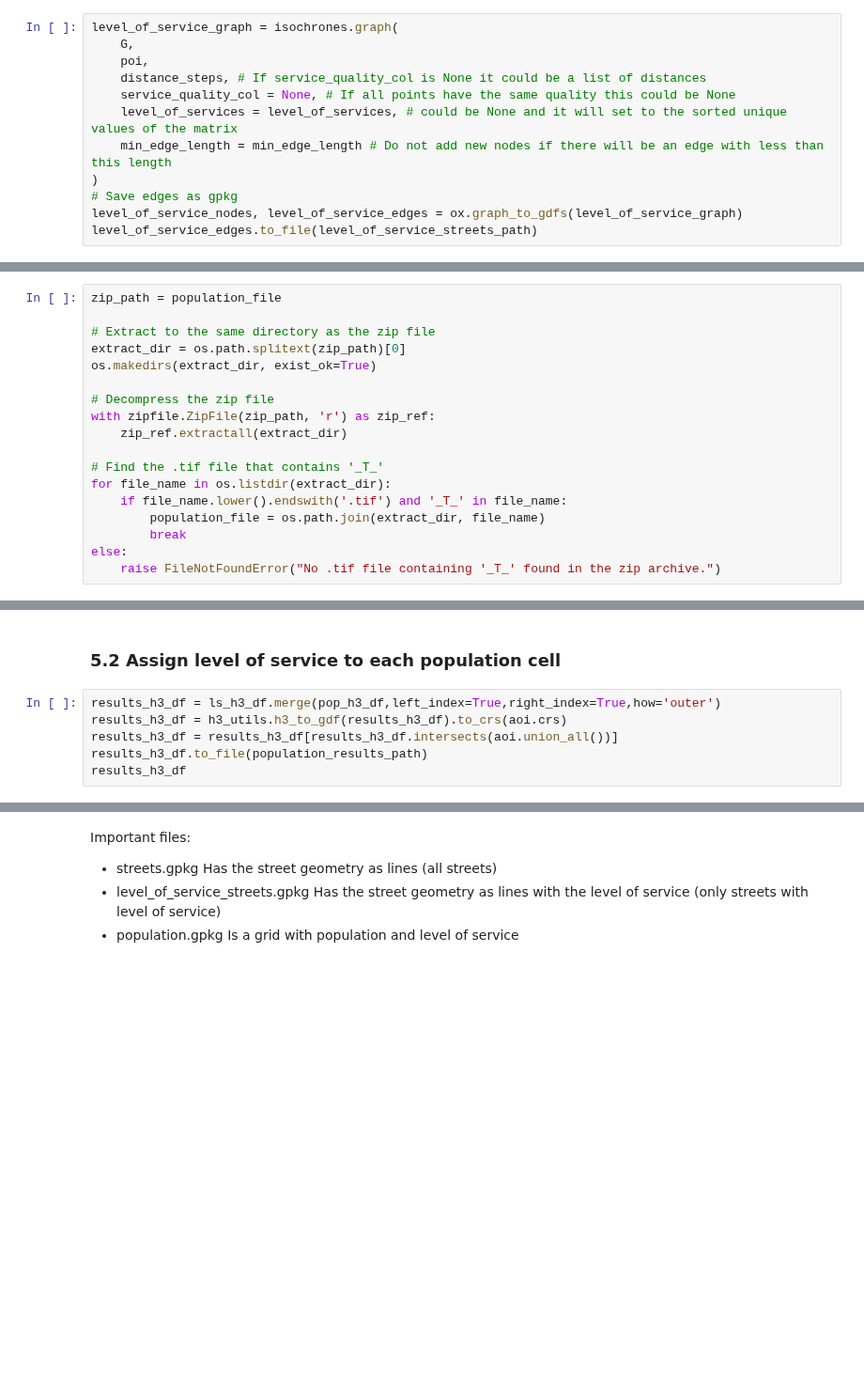
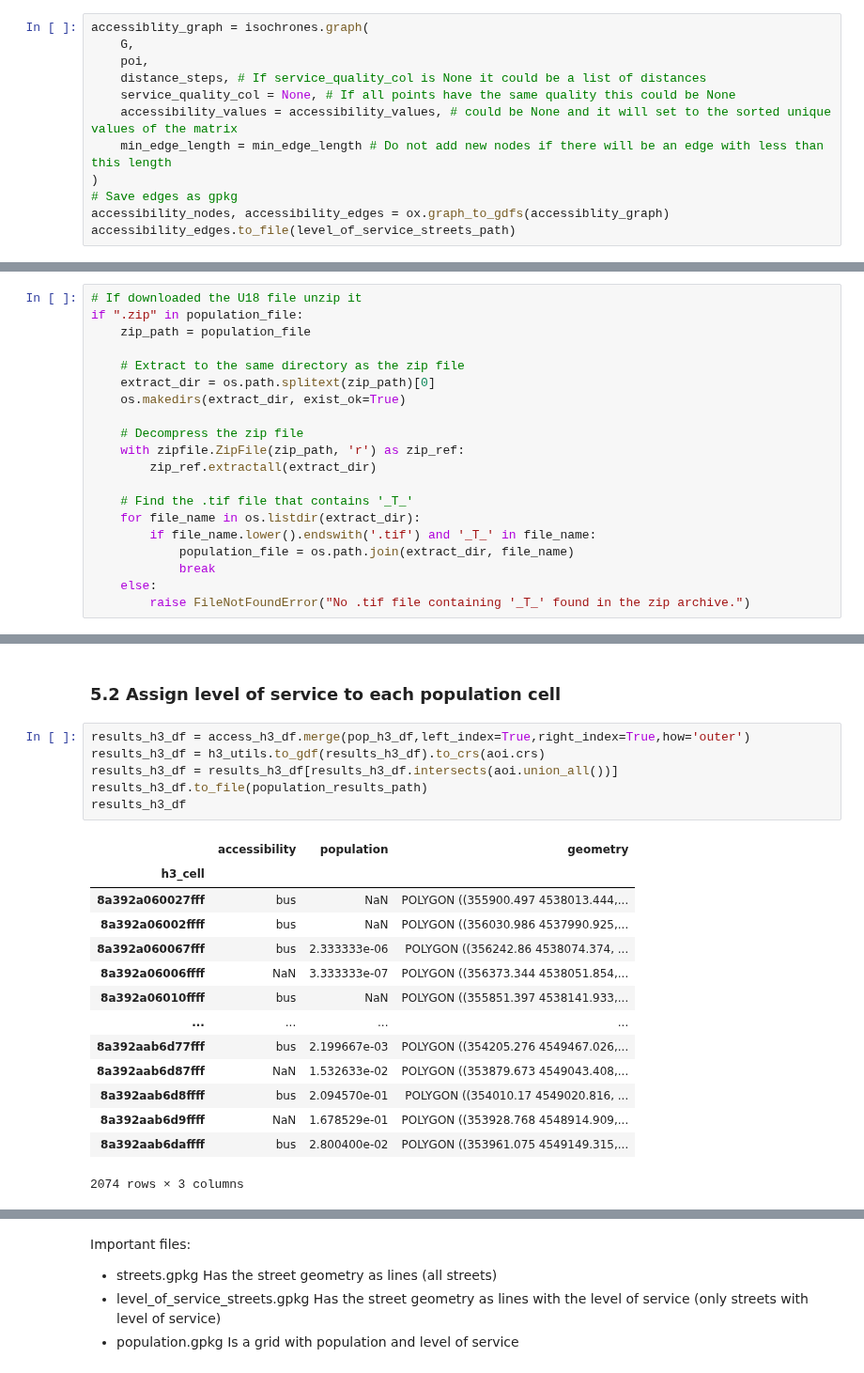
Before and after one commit to CityScope/UrbanAccessAnalyzer, a Jupyter notebook: examples/rural_schools.ipynb, the cells around one changed output, grey strips where cells are left out. Shown at 94% size. Drawn from its saved outputs; the diff is of its cells as text; blank space fills up the shorter version.

```diff
--- a/examples/rural_schools.ipynb
+++ b/examples/rural_schools.ipynb
@@ -180,12 +272,12 @@ level_of_services = ['walk','bike','bus']
 # %%
-level_of_service_graph = isochrones.graph(
+accessiblity_graph = isochrones.graph(
     G,
     poi,
     distance_steps, # If service_quality_col is None it could be a list of distances
     service_quality_col = None, # If all points have the same quality this could be None
-    level_of_services = level_of_services, # could be None and it will set to the sorted unique values of the matrix
+    accessibility_values = accessibility_values, # could be None and it will set to the sorted unique values of the matrix
     min_edge_length = min_edge_length # Do not add new nodes if there will be an edge with less than this length
 )
 # Save edges as gpkg
-level_of_service_nodes, level_of_service_edges = ox.graph_to_gdfs(level_of_service_graph)
-level_of_service_edges.to_file(level_of_service_streets_path)
+accessibility_nodes, accessibility_edges = ox.graph_to_gdfs(accessiblity_graph)
+accessibility_edges.to_file(level_of_service_streets_path)
@@ -271,29 +356,46 @@ population_file = population.download_worldpop_population(
 # %%
-zip_path = population_file
+# If downloaded the U18 file unzip it
+if ".zip" in population_file:
+    zip_path = population_file
 
-# Extract to the same directory as the zip file
-extract_dir = os.path.splitext(zip_path)[0]
-os.makedirs(extract_dir, exist_ok=True)
+    # Extract to the same directory as the zip file
+    extract_dir = os.path.splitext(zip_path)[0]
+    os.makedirs(extract_dir, exist_ok=True)
 
-# Decompress the zip file
-with zipfile.ZipFile(zip_path, 'r') as zip_ref:
-    zip_ref.extractall(extract_dir)
+    # Decompress the zip file
+    with zipfile.ZipFile(zip_path, 'r') as zip_ref:
+        zip_ref.extractall(extract_dir)
 
-# Find the .tif file that contains '_T_'
-for file_name in os.listdir(extract_dir):
-    if file_name.lower().endswith('.tif') and '_T_' in file_name:
-        population_file = os.path.join(extract_dir, file_name)
-        break
-else:
-    raise FileNotFoundError("No .tif file containing '_T_' found in the zip archive.")
+    # Find the .tif file that contains '_T_'
+    for file_name in os.listdir(extract_dir):
+        if file_name.lower().endswith('.tif') and '_T_' in file_name:
+            population_file = os.path.join(extract_dir, file_name)
+            break
+    else:
+        raise FileNotFoundError("No .tif file containing '_T_' found in the zip archive.")
 # %%
 pop_h3_df = h3_utils.from_raster(population_file,aoi=aoi_download,resolution=h3_resolution)
 pop_h3_df = pop_h3_df.rename(columns={'value':'population'})
 # %% [markdown]
 ### 5.2 Assign level of service to each population cell
 # %%
-results_h3_df = ls_h3_df.merge(pop_h3_df,left_index=True,right_index=True,how='outer')
-results_h3_df = h3_utils.h3_to_gdf(results_h3_df).to_crs(aoi.crs)
+results_h3_df = access_h3_df.merge(pop_h3_df,left_index=True,right_index=True,how='outer')
+results_h3_df = h3_utils.to_gdf(results_h3_df).to_crs(aoi.crs)
 results_h3_df = results_h3_df[results_h3_df.intersects(aoi.union_all())]
 results_h3_df.to_file(population_results_path)
 results_h3_df
+# %% [output]
+|  | accessibility | population | geometry |
+| h3_cell |  |  |  |
+| 8a392a060027fff | bus | NaN | POLYGON ((355900.497 4538013.444,... |
+| 8a392a06002ffff | bus | NaN | POLYGON ((356030.986 4537990.925,... |
+| 8a392a060067fff | bus | 2.333333e-06 | POLYGON ((356242.86 4538074.374, ... |
+| 8a392a06006ffff | NaN | 3.333333e-07 | POLYGON ((356373.344 4538051.854,... |
+| 8a392a06010ffff | bus | NaN | POLYGON ((355851.397 4538141.933,... |
+| ... | ... | ... | ... |
+| 8a392aab6d77fff | bus | 2.199667e-03 | POLYGON ((354205.276 4549467.026,... |
+| 8a392aab6d87fff | NaN | 1.532633e-02 | POLYGON ((353879.673 4549043.408,... |
+| 8a392aab6d8ffff | bus | 2.094570e-01 | POLYGON ((354010.17 4549020.816, ... |
+| 8a392aab6d9ffff | NaN | 1.678529e-01 | POLYGON ((353928.768 4548914.909,... |
+| 8a392aab6daffff | bus | 2.800400e-02 | POLYGON ((353961.075 4549149.315,... |
+2074 rows × 3 columns
```
Also changed, not shown: parts of 54 cells of this notebook, 3 other files.
